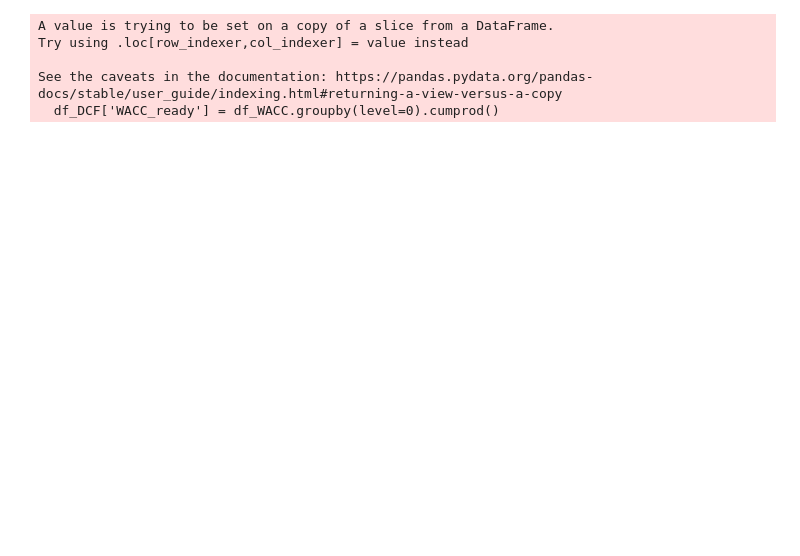
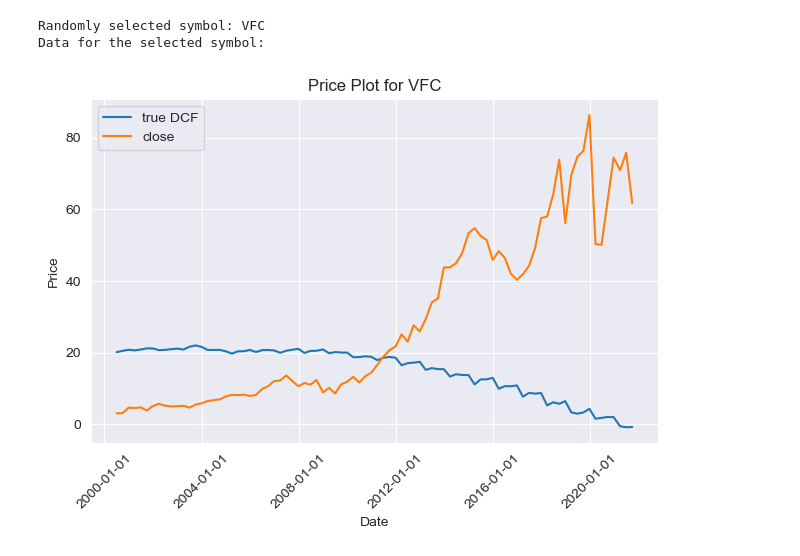
Before and after one commit to SiwooBae/ValuatorV2, a Jupyter notebook: experiments/fundamentals/find_true_dcf.ipynb, the cells around one changed output. Cells and saved outputs as stored; diff of their text form; code cells hidden in the pictures; blank space fills up the shorter version.

```diff
--- a/experiments/fundamentals/find_true_dcf.ipynb
+++ b/experiments/fundamentals/find_true_dcf.ipynb
@@ -192,13 +195,53 @@ df['WACC'] = df['equity_cost']*df['equity_ratio'] + df['debt_cost']*df['debt_rat
 # %%
-df_DCF = df[['freeCashFlow','WACC']]
-df_WACC = (df_DCF['WACC'] + 1)**0.25
-df_DCF['WACC_ready'] = df_WACC.groupby(level=0).cumprod()
+df_DCF = df[['freeCashFlow', 'WACC']].copy()
+df_WACC = (df_DCF['WACC'] + 1) ** 0.25
+df_DCF['WACC_ready'] = df_WACC.groupby(level=1).cumprod()
-# %% [output]
-A value is trying to be set on a copy of a slice from a DataFrame.
-Try using .loc[row_indexer,col_indexer] = value instead
-
-See the caveats in the documentation: https://pandas.pydata.org/pandas-docs/stable/user_guide/indexing.html#returning-a-view-versus-a-copy
-  df_DCF['WACC_ready'] = df_WACC.groupby(level=0).cumprod()
 # %%
-df_DCF['DCF'] = df_DCF['freeCashFlow']/df_DCF['WACC_ready']
-df_DCF['DCF'] = df_DCF['DCF'].groupby(level=0).cumprod()
+df_DCF['DCF'] = df_DCF['freeCashFlow'] / df_DCF['WACC_ready']
+df_DCF['DCF_sum'] = df_DCF['DCF'].iloc[::-1].groupby(level=1).cumsum()
+# %%
+df_DCF['true_DCF'] = df_DCF['DCF_sum'] * df_DCF['WACC_ready']
+# %%
+df_DCF['true_DCF_price'] = df_DCF['true_DCF'] / df['weightedAverageShsOutDil']
+# %%
+close.index = pd.to_datetime(close.index)
+close_stacked = close.stack()
+close_stacked.name = "close"
+df_DCF.index = df_DCF.index.set_levels([pd.to_datetime(df_DCF.index.levels[0]), df_DCF.index.levels[1]])
+df_DCF = df_DCF.merge(close_stacked, how='inner', left_index=True, right_index=True)
+# %%
+import matplotlib.dates as mdates
+
+unique_symbols = df[df['weightedAverageShsOutDil'] > 100000000].index.get_level_values('symbol').unique()
+
+# Step 2: Randomly select one symbol
+random_symbol = np.random.choice(unique_symbols)
+# Step 3: Filter the DataFrame for the randomly selected symbol
+selected_df = df_DCF.xs(random_symbol, level='symbol')
+
+# Output the randomly selected symbol and its corresponding data
+print("Randomly selected symbol:", random_symbol)
+print("Data for the selected symbol:")
+fig, ax = plt.subplots()
+ax.plot(selected_df.index, selected_df['true_DCF_price'])
+ax.plot(selected_df.index, selected_df['close'])
+# Formatting the date display on the x-axis
+ax.xaxis.set_major_locator(mdates.AutoDateLocator())
+ax.xaxis.set_major_formatter(mdates.DateFormatter('%Y-%m-%d'))
+
+# Adding labels and title
+ax.set_xlabel('Date')
+ax.set_ylabel('Price')
+ax.legend(['true DCF', 'close'])
+ax.set_title(f'Price Plot for {random_symbol}')
+
+# Rotate date labels for better visibility
+plt.xticks(rotation=45)
+plt.tight_layout()  # Adjust layout to make room for the rotated date labels
+
+# Display the plot
+plt.show()
+# %% [output]
+Randomly selected symbol: VFC
+Data for the selected symbol:
+[figure, added]
```
Also changed, not shown: parts of 7 cells of this notebook, 5 other files.
